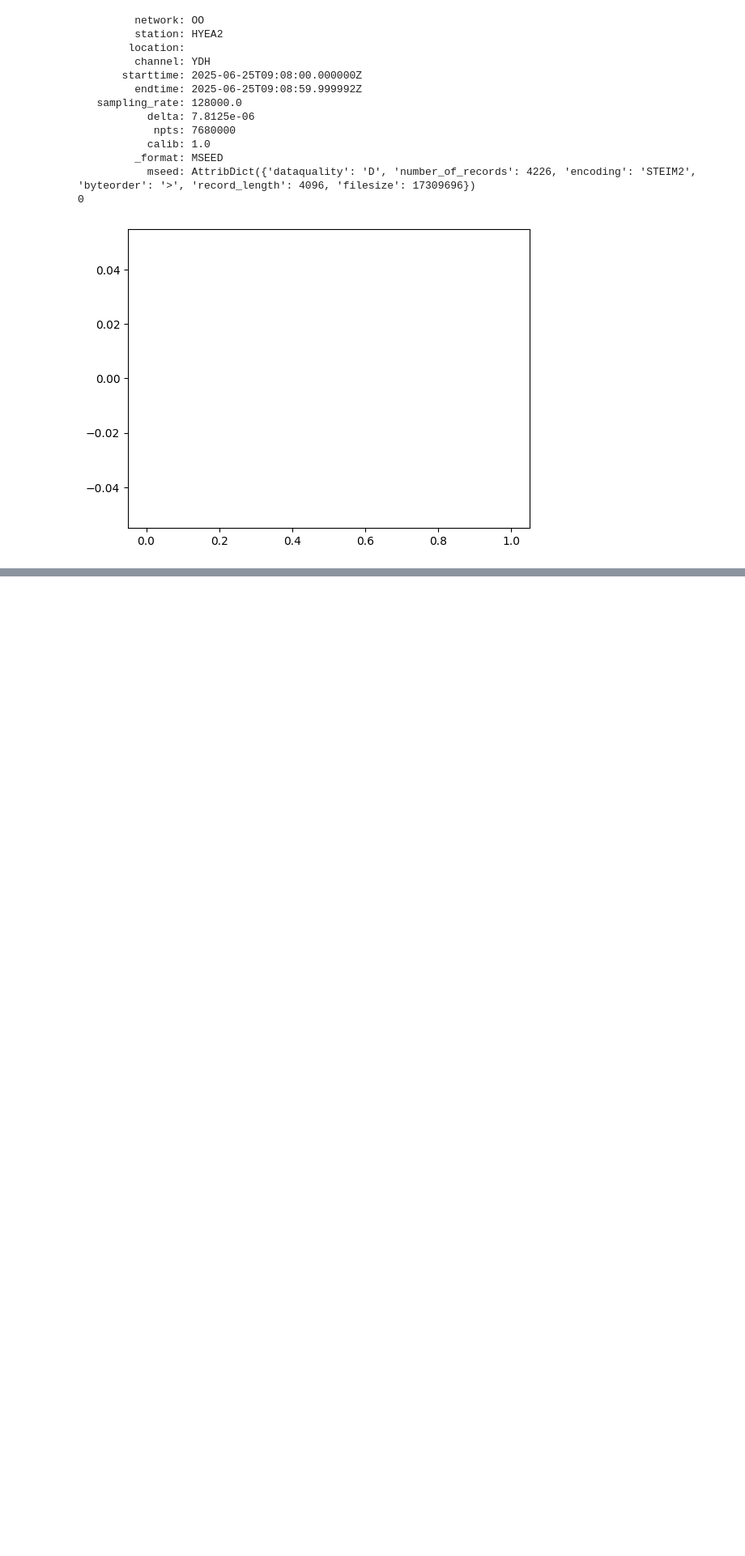
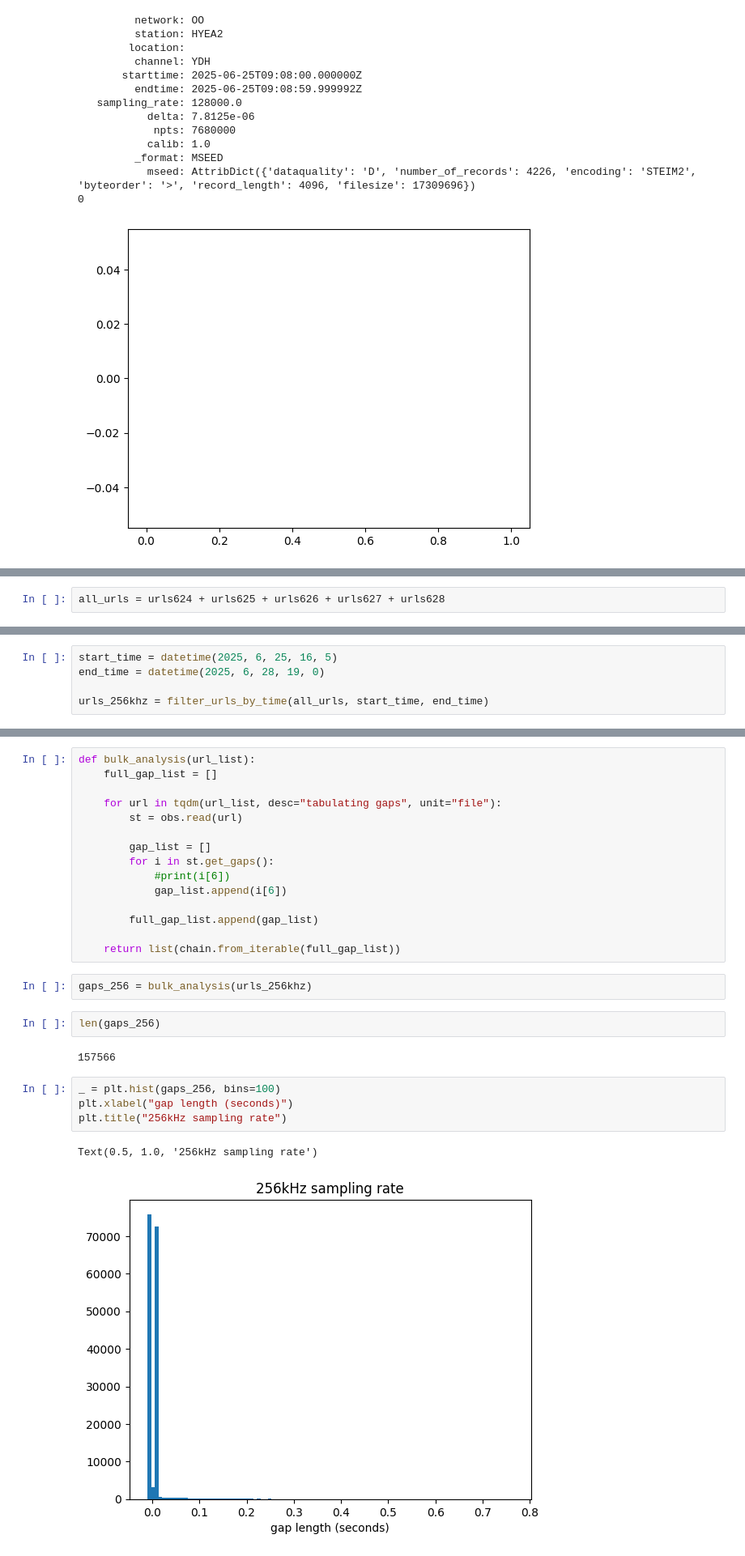
Before and after one commit to ooi-data/ooi-hyd-tools, a Jupyter notebook: notebooks/07_256khz_testing_analysis.ipynb, the cells around one changed output, grey strips where cells are left out. Shown at 81% size. Drawn from its saved outputs; the diff is of its cells as text; blank space fills up the shorter version.

Commit message:
256kHz gap analysis notebook

```diff
--- a/notebooks/07_256khz_testing_analysis.ipynb
+++ b/notebooks/07_256khz_testing_analysis.ipynb
@@ -160,0 +165,2 @@ NameError: name 'fsspec' is not defined
+# %%
+all_urls = urls624 + urls625 + urls626 + urls627 + urls628
@@ -160,0 +188,5 @@ NameError: name 'fsspec' is not defined
+# %%
+start_time = datetime(2025, 6, 25, 16, 5)
+end_time = datetime(2025, 6, 28, 19, 0)
+
+urls_256khz = filter_urls_by_time(all_urls, start_time, end_time)
@@ -160,0 +197,28 @@ NameError: name 'fsspec' is not defined
+# %%
+def bulk_analysis(url_list):
+    full_gap_list = []
+
+    for url in tqdm(url_list, desc="tabulating gaps", unit="file"):
+        st = obs.read(url)
+
+        gap_list = []
+        for i in st.get_gaps():
+            #print(i[6])
+            gap_list.append(i[6])
+
+        full_gap_list.append(gap_list)
+
+    return list(chain.from_iterable(full_gap_list))
+# %%
+gaps_256 = bulk_analysis(urls_256khz)
+# %%
+len(gaps_256)
+# %% [output]
+157566
+# %%
+_ = plt.hist(gaps_256, bins=100)
+plt.xlabel("gap length (seconds)")
+plt.title("256kHz sampling rate")
+# %% [output]
+Text(0.5, 1.0, '256kHz sampling rate')
+[figure, added]
```
Also changed, not shown: parts of 15 cells of this notebook, 1 other file.
